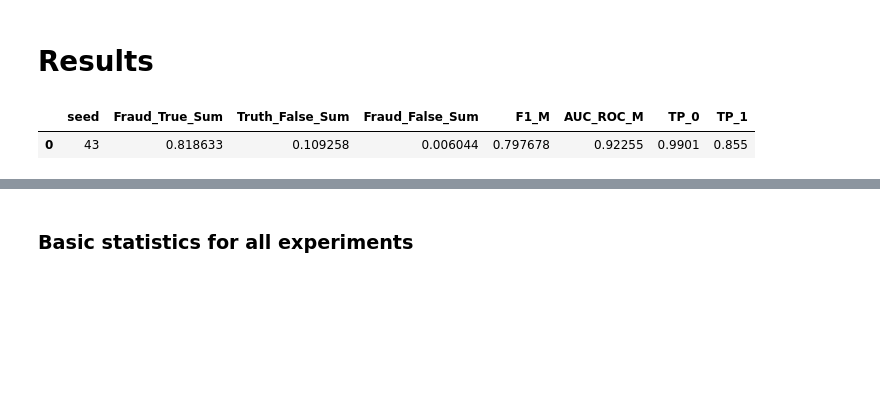
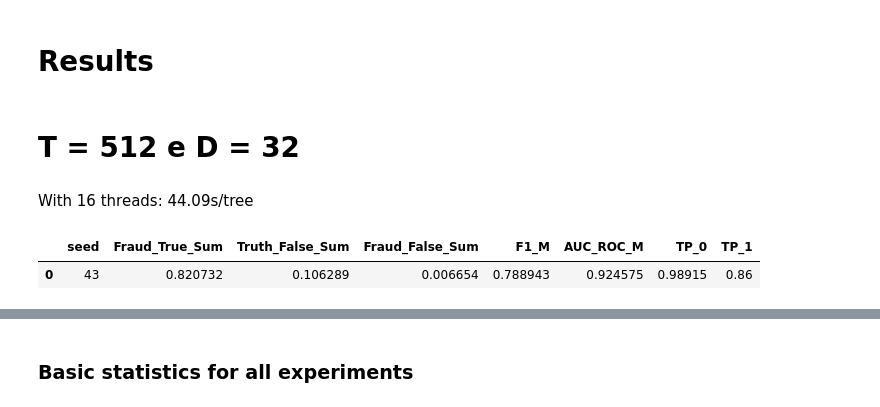
Before and after one commit to ysraell/random-forest-mc, a Jupyter notebook: utils/Customized_Model.ipynb, the cells around one changed output, grey strips where cells are left out. Cells and saved outputs as stored; diff of their text form; code cells hidden in the pictures; blank space fills up the shorter version.

```diff
--- a/utils/Customized_Model.ipynb
+++ b/utils/Customized_Model.ipynb
@@ -95,9 +96,9 @@ from sklearn.metrics import f1_score, roc_auc_score
 # pd.set_option("max_rows", None)
 # pd.set_option('display.max_colwidth', None)
 
-# from IPython.display import Markdown, display
-# def md(arg):
-#     display(Markdown(arg))
+from IPython.display import Markdown, display
+def md(arg):
+    display(Markdown(arg))
 
 # from pandas_profiling import ProfileReport
 # #report = ProfileReport(#DataFrame here#, minimal=True)
@@ -201,11 +202,11 @@ n_F_min = n_F_max//2
 # From EDA: decision trees with small amount of features could be not so efficient.
 
 # Droped trees limit:
-D = 16
+D = 512
 # When a total of D trees are dropped, the validation threshold decreases delta_Th, restarting the counting.
 
 # Delta Threshold
-delta_th = 0.01
+delta_th = 0.002
 th_start = 0.98
 # The validation threshold decreases dynamically as need to selection more specialized tree.
 
@@ -293,7 +294,2 @@ df_Results.to_csv('/work/data/Results_creditcard_RFMC_3.csv', index=False)
 # %% [markdown]
 # Results
-# %%
-df_Results
-# %% [output]
-|  | seed | Fraud_True_Sum | Truth_False_Sum | Fraud_False_Sum | F1_M | AUC_ROC_M | TP_0 | TP_1 |
-| 0 | 43 | 0.818633 | 0.109258 | 0.006044 | 0.797678 | 0.92255 | 0.9901 | 0.855 |
@@ -299,0 +300,9 @@ df_Results
+# %%
+md('# T = 512 e D = 32')
+md("With 16 threads: {:.2f}s/tree".format((6*3600+16*60+13)/512))
+df_Results
+# %% [output]
+# T = 512 e D = 32
+With 16 threads: 44.09s/tree
+|  | seed | Fraud_True_Sum | Truth_False_Sum | Fraud_False_Sum | F1_M | AUC_ROC_M | TP_0 | TP_1 |
+| 0 | 43 | 0.820732 | 0.106289 | 0.006654 | 0.788943 | 0.924575 | 0.98915 | 0.86 |
```
Also changed, not shown: parts of 9 cells of this notebook.
